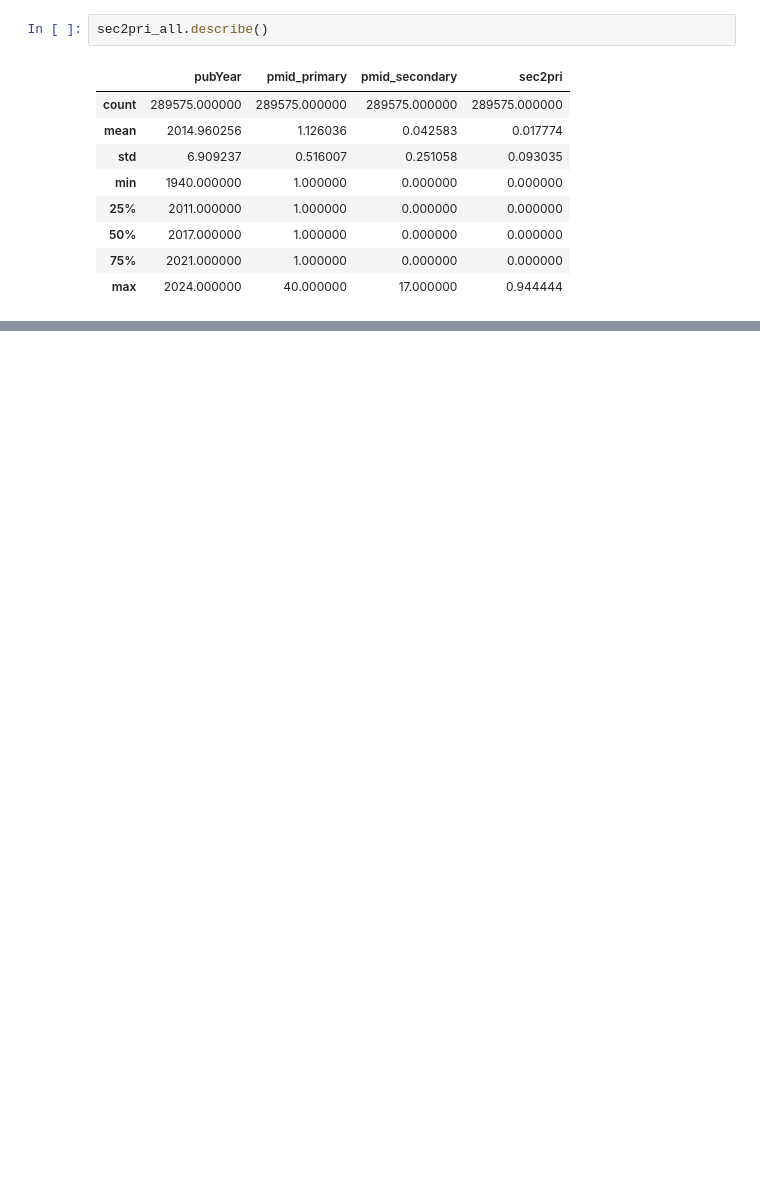
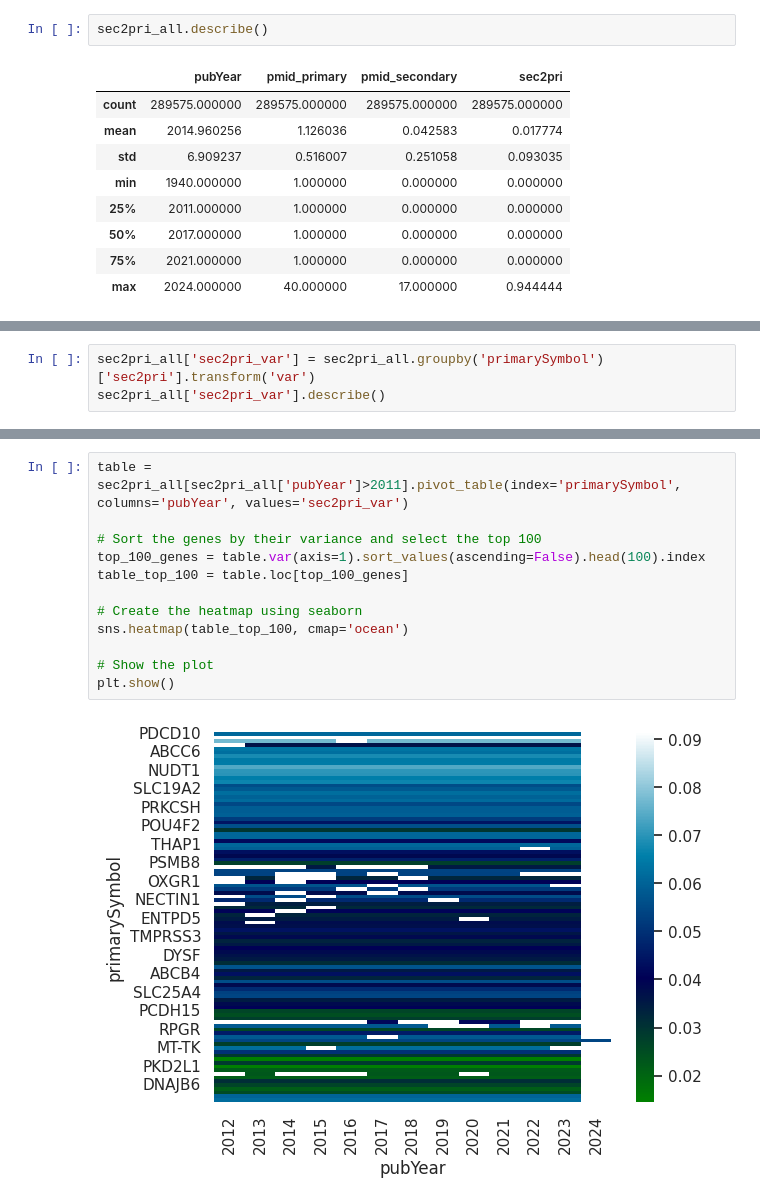
Before and after one commit to sec2pri/usecases, a Jupyter notebook: bibliometric_symbol_usage/HGNC_symbols_literature.ipynb, the cells around one changed output, grey strips where cells are left out. Saved outputs shown, nothing was run; the diff lists cells and outputs as text; blank space fills up the shorter version.

```diff
--- a/bibliometric_symbol_usage/HGNC_symbols_literature.ipynb
+++ b/bibliometric_symbol_usage/HGNC_symbols_literature.ipynb
@@ -314,0 +280,3 @@ SyntaxError: non-default argument follows default argument (2189437616.py, line
+# %%
+sec2pri_all['sec2pri_var'] = sec2pri_all.groupby('primarySymbol')['sec2pri'].transform('var')
+sec2pri_all['sec2pri_var'].describe()
@@ -314,0 +293,14 @@ SyntaxError: non-default argument follows default argument (2189437616.py, line
+# %%
+table = sec2pri_all[sec2pri_all['pubYear']>2011].pivot_table(index='primarySymbol', columns='pubYear', values='sec2pri_var')
+
+# Sort the genes by their variance and select the top 100
+top_100_genes = table.var(axis=1).sort_values(ascending=False).head(100).index
+table_top_100 = table.loc[top_100_genes]
+
+# Create the heatmap using seaborn
+sns.heatmap(table_top_100, cmap='ocean')
+
+# Show the plot
+plt.show()
+# %% [output]
+[figure, added]
```
Also changed, not shown: parts of 24 cells of this notebook, 3 other files.
